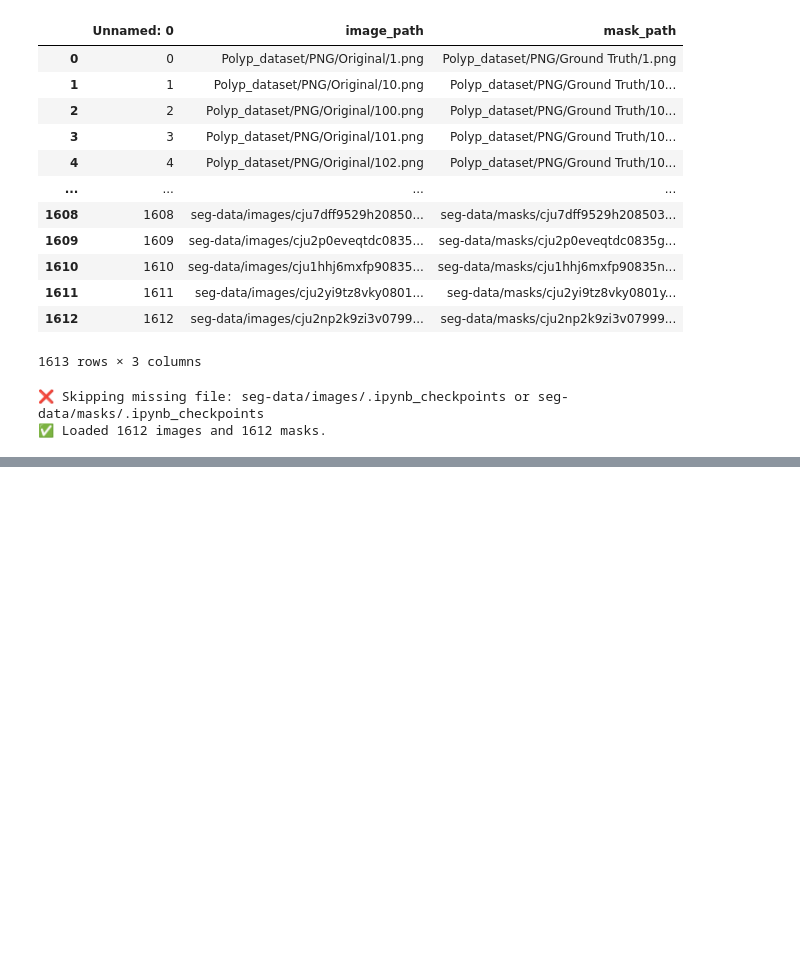
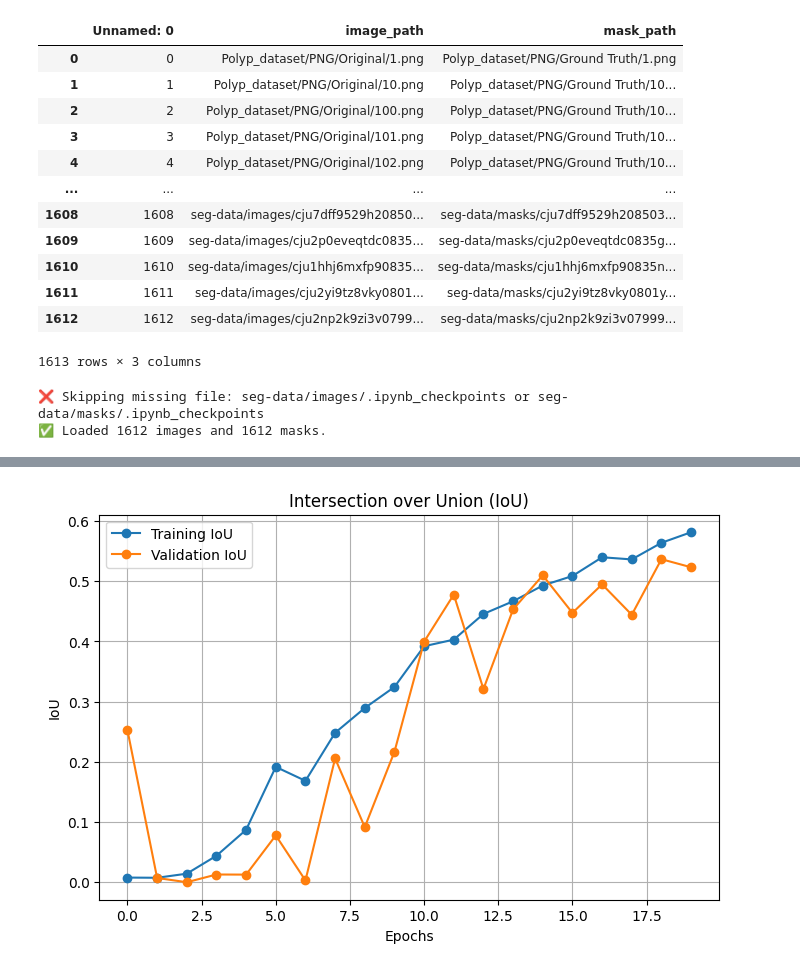
Before and after one commit to tanmoy-mondal-lab/ku_project, a Jupyter notebook: University_project_2.0.ipynb, the cells around one changed output, grey strips where cells are left out. Cells and saved outputs as stored; diff of their text form; code cells hidden in the pictures; blank space fills up the shorter version.

```diff
--- a/University_project_2.0.ipynb
+++ b/University_project_2.0.ipynb
@@ -210,0 +301,20 @@ Epoch 1/20
+# %%
+
+
+train_iou = history.history['io_u']
+val_iou = history.history['val_io_u']
+
+
+
+    # IoU Plot
+plt.figure(figsize=(8, 5))
+plt.plot(train_iou, label='Training IoU', marker='o')
+plt.plot(val_iou, label='Validation IoU', marker='o')
+plt.xlabel('Epochs')
+plt.ylabel('IoU')
+plt.title('Intersection over Union (IoU)')
+plt.legend()
+plt.grid(True)
+plt.show()
+# %% [output]
+[figure, added]
```
Also changed, not shown: parts of 12 cells of this notebook.
